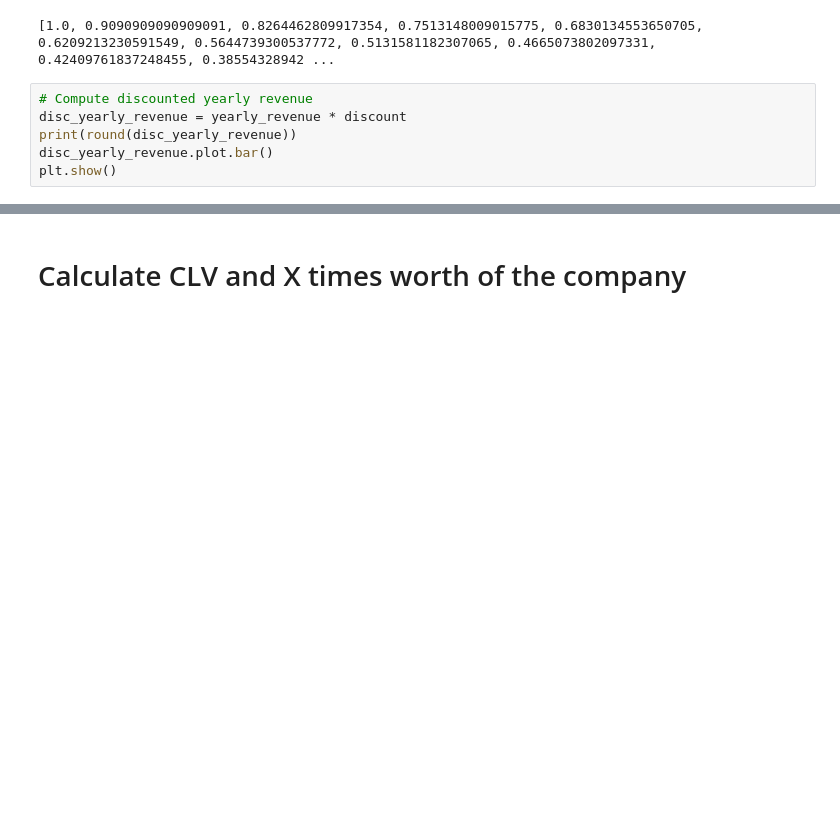
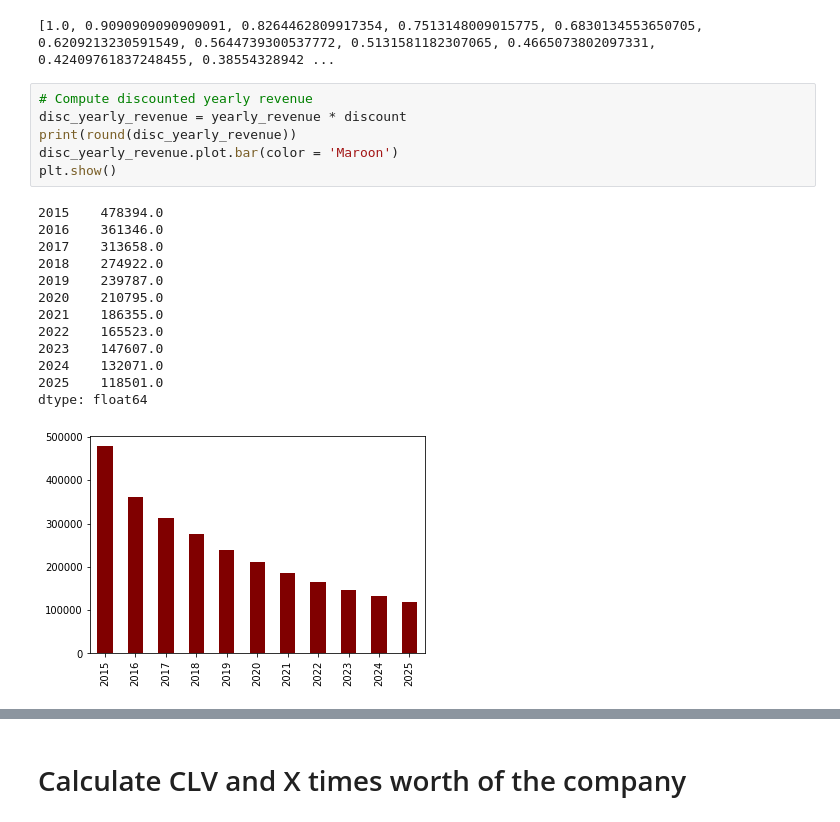
Before and after one commit to dpmallick/Retail-Customer-segmentation, a Jupyter notebook: Retail_Toyshop_CLV.ipynb, the cells around one changed output, grey strips where cells are left out. Cells and saved outputs as stored; diff of their text form; blank space fills up the shorter version.

```diff
--- a/Retail_Toyshop_CLV.ipynb
+++ b/Retail_Toyshop_CLV.ipynb
@@ -1064,9 +1069,23 @@ print(discount)
 # %%
 # Compute discounted yearly revenue
 disc_yearly_revenue = yearly_revenue * discount
 print(round(disc_yearly_revenue))
-disc_yearly_revenue.plot.bar()
+disc_yearly_revenue.plot.bar(color = 'Maroon')
 plt.show()
+# %% [output]
+2015    478394.0
+2016    361346.0
+2017    313658.0
+2018    274922.0
+2019    239787.0
+2020    210795.0
+2021    186355.0
+2022    165523.0
+2023    147607.0
+2024    132071.0
+2025    118501.0
+dtype: float64
+[figure, added]
 # %%
 # Compute discounted cumulated revenue
 disc_cumulated_revenue = disc_yearly_revenue.cumsum()
```
Also changed, not shown: parts of 10 cells of this notebook.
